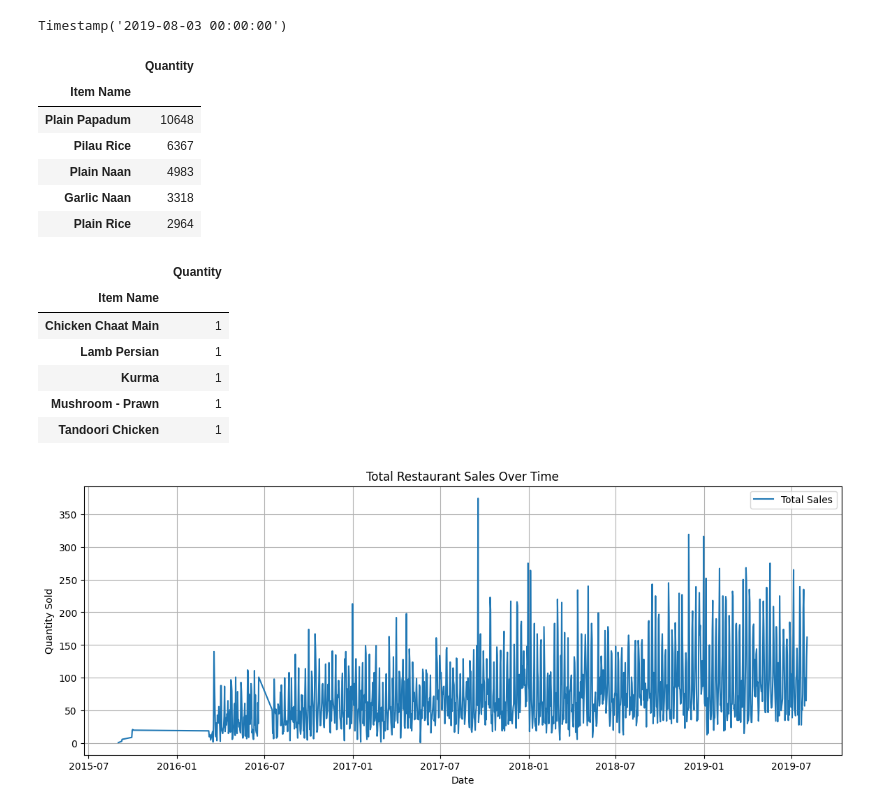
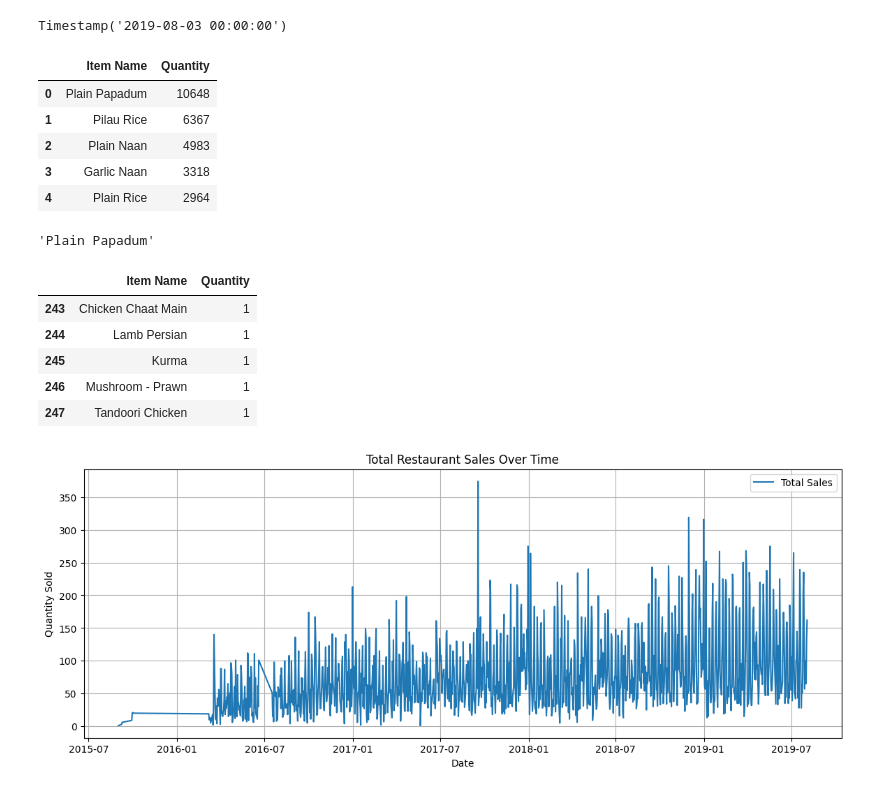
Before and after one commit to HoangUkr/Sale_Forecasting, a Jupyter notebook: Refine_Notebook.ipynb, the cells around one changed output. Drawn from its saved outputs; the diff is of its cells as text; code cells hidden in the pictures.

```diff
--- a/Refine_Notebook.ipynb
+++ b/Refine_Notebook.ipynb
@@ -124,27 +126,29 @@ max_date
 Timestamp('2019-08-03 00:00:00')
 # %%
 # Get the top 5 most sold dish
-top_5_dish = orders[['Item Name', 'Quantity']].groupby(by='Item Name').sum().sort_values(by='Quantity', ascending=False)
+top_5_dish = orders[['Item Name', 'Quantity']].groupby(by='Item Name').sum().sort_values(by='Quantity', ascending=False).reset_index()
 top_5_dish.head(5)
 # %% [output]
-|  | Quantity |
-| Item Name |  |
-| Plain Papadum | 10648 |
-| Pilau Rice | 6367 |
-| Plain Naan | 4983 |
-| Garlic Naan | 3318 |
-| Plain Rice | 2964 |
+|  | Item Name | Quantity |
+| 0 | Plain Papadum | 10648 |
+| 1 | Pilau Rice | 6367 |
+| 2 | Plain Naan | 4983 |
+| 3 | Garlic Naan | 3318 |
+| 4 | Plain Rice | 2964 |
+# %%
+top_5_dish.iloc[0]['Item Name']
+# %% [output]
+'Plain Papadum'
 # %%
 # Return the 5 least sold products
 top_5_dish.tail(5)
 # %% [output]
-|  | Quantity |
-| Item Name |  |
-| Chicken Chaat Main | 1 |
-| Lamb Persian | 1 |
-| Kurma | 1 |
-| Mushroom - Prawn | 1 |
-| Tandoori Chicken | 1 |
+|  | Item Name | Quantity |
+| 243 | Chicken Chaat Main | 1 |
+| 244 | Lamb Persian | 1 |
+| 245 | Kurma | 1 |
+| 246 | Mushroom - Prawn | 1 |
+| 247 | Tandoori Chicken | 1 |
 # %%
 # Visualize daily sale
 daily_sales = orders.groupby(orders['Order Date'].dt.date)['Quantity'].sum().reset_index()
```
Also changed, not shown: parts of 8 cells of this notebook, 4 other files.
